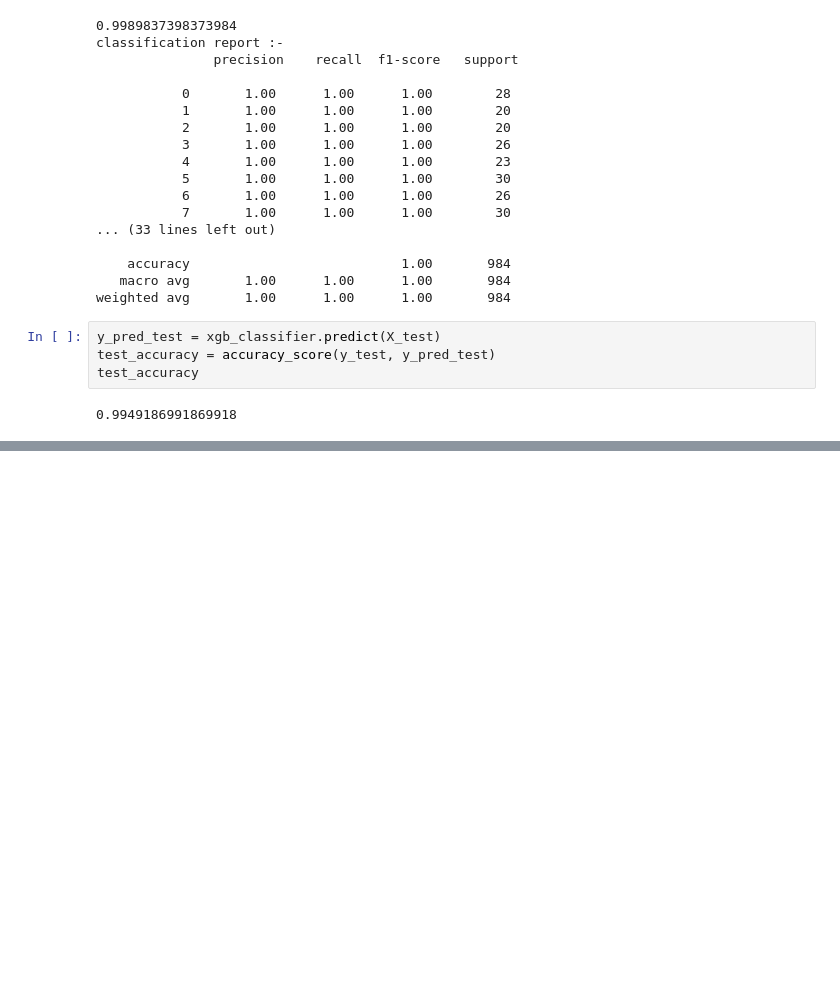
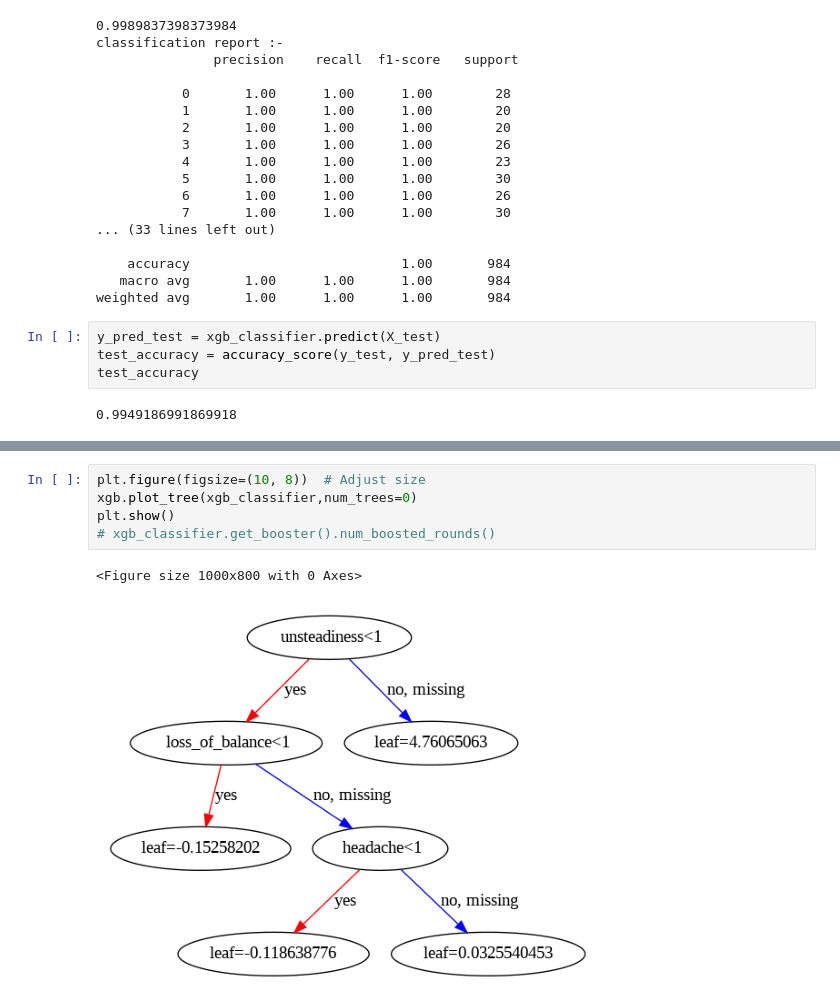
Before and after one commit to raman7976/Symptom-Disease-Diagnosis-ML, a Jupyter notebook: symptom-disease-diagnosis.ipynb, the cells around one changed output, grey strips where cells are left out. Saved outputs shown, nothing was run; the diff lists cells and outputs as text; blank space fills up the shorter version.

```diff
--- a/symptom-disease-diagnosis.ipynb
+++ b/symptom-disease-diagnosis.ipynb
@@ -205,0 +220,8 @@ plt.show()
+# %%
+plt.figure(figsize=(10, 8))  # Adjust size
+xgb.plot_tree(xgb_classifier,num_trees=0)
+plt.show()
+# xgb_classifier.get_booster().num_boosted_rounds()
+# %% [output]
+<Figure size 1000x800 with 0 Axes>
+[figure, added]
```
Also changed, not shown: parts of 14 cells of this notebook.
